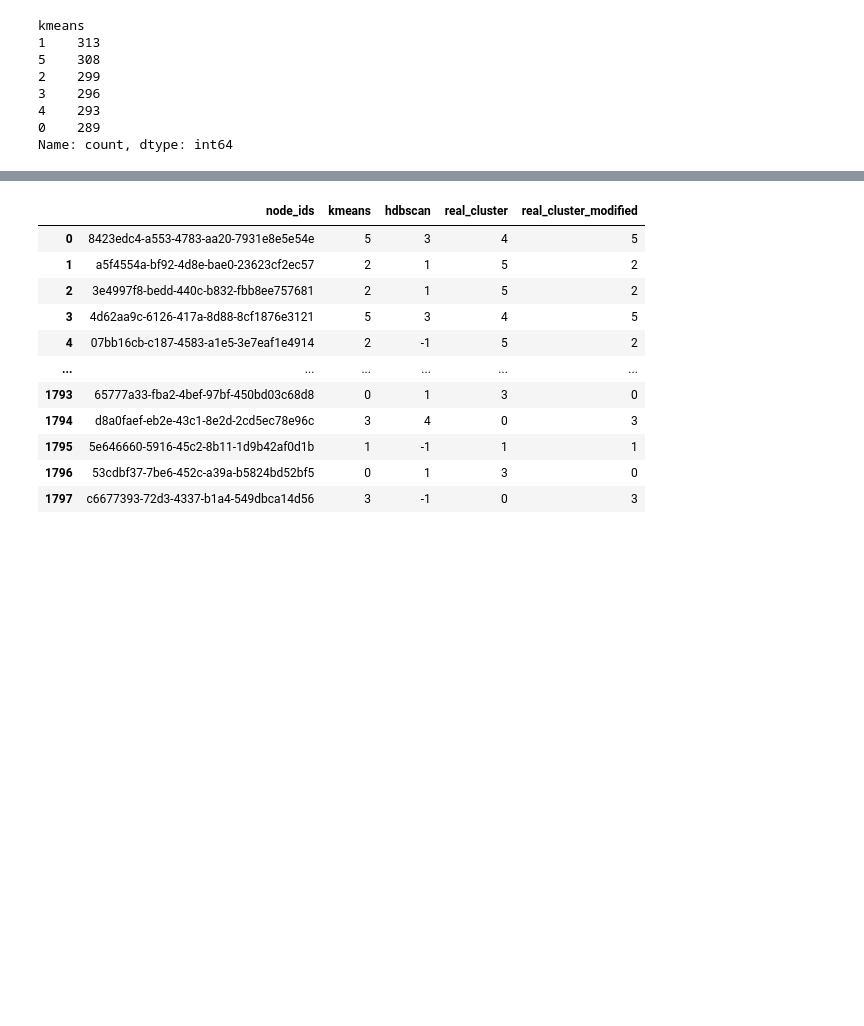
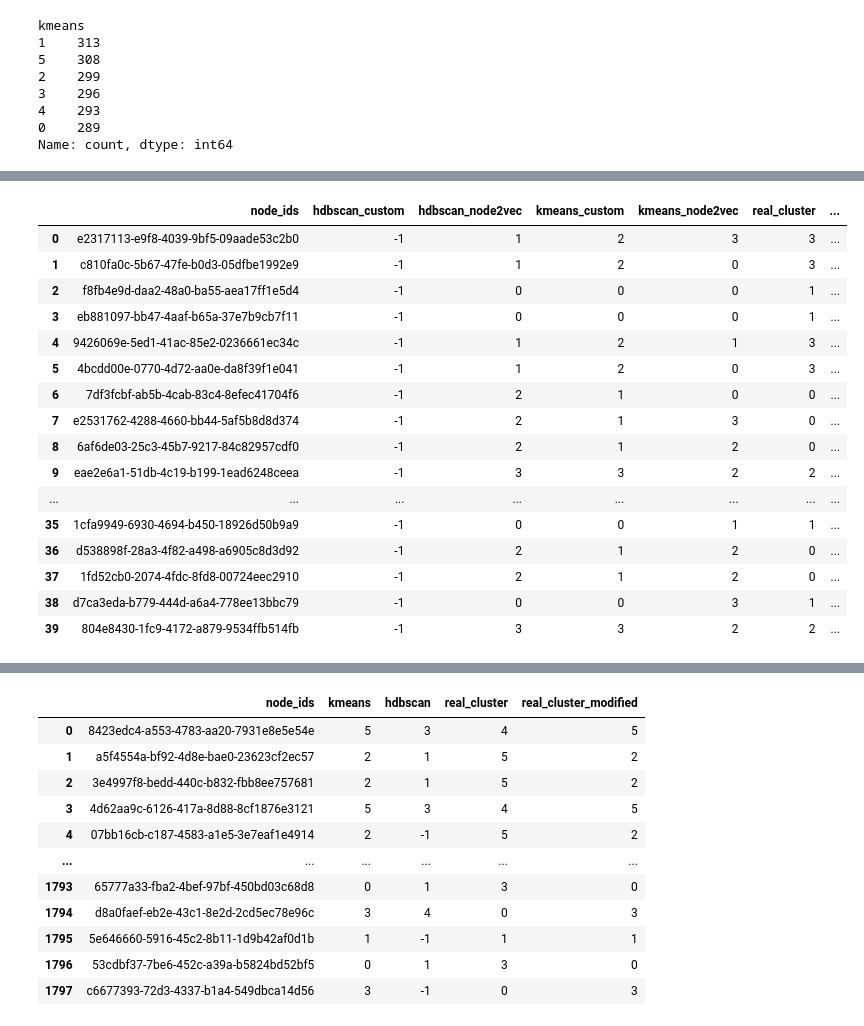
Before and after one commit to argelignacio/TRABAJO-PROFESIONAL-7599-, a Jupyter notebook: clustering/hdbscan/notebook_custom.ipynb, the cells around one changed output, grey strips where cells are left out. Drawn from its saved outputs; the diff is of its cells as text; code cells hidden in the pictures; blank space fills up the shorter version.

```diff
--- a/clustering/hdbscan/notebook_custom.ipynb
+++ b/clustering/hdbscan/notebook_custom.ipynb
@@ -135,0 +155,6 @@ mapping = nodes_labels.groupby("real_cluster").kmeans.mean().apply(lambda x: rou
+# %%
+mapping = dict()
+columns = ['hdbscan_custom', 'hdbscan_node2vec', 'kmeans_custom', 'kmeans_node2vec']
+tmp_mapping = nodes_labels.groupby(['real_cluster'])[columns]\
+    .agg(pd.Series.mode)
+index = nodes_labels.real_cluster.value_counts().index
@@ -136,3 +168,24 @@ mapping = nodes_labels.groupby("real_cluster").kmeans.mean().apply(lambda x: rou
+# %%
+nodes_labels["real_cluster_modified"] = nodes_labels.apply(lambda x: mapping.get(int(x.real_cluster)), axis=1)
+nodes_labels
+# %% [output]
+|  | node_ids | hdbscan_custom | hdbscan_node2vec | kmeans_custom | kmeans_node2vec | real_cluster | ... |
+| 0 | e2317113-e9f8-4039-9bf5-09aade53c2b0 | -1 | 1 | 2 | 3 | 3 | ... |
+| 1 | c810fa0c-5b67-47fe-b0d3-05dfbe1992e9 | -1 | 1 | 2 | 0 | 3 | ... |
+| 2 | f8fb4e9d-daa2-48a0-ba55-aea17ff1e5d4 | -1 | 0 | 0 | 0 | 1 | ... |
+| 3 | eb881097-bb47-4aaf-b65a-37e7b9cb7f11 | -1 | 0 | 0 | 0 | 1 | ... |
+| 4 | 9426069e-5ed1-41ac-85e2-0236661ec34c | -1 | 1 | 2 | 1 | 3 | ... |
+| 5 | 4bcdd00e-0770-4d72-aa0e-da8f39f1e041 | -1 | 1 | 2 | 0 | 3 | ... |
+| 6 | 7df3fcbf-ab5b-4cab-83c4-8efec41704f6 | -1 | 2 | 1 | 0 | 0 | ... |
+| 7 | e2531762-4288-4660-bb44-5af5b8d8d374 | -1 | 2 | 1 | 3 | 0 | ... |
+| 8 | 6af6de03-25c3-45b7-9217-84c82957cdf0 | -1 | 2 | 1 | 2 | 0 | ... |
+| 9 | eae2e6a1-51db-4c19-b199-1ead6248ceea | -1 | 3 | 3 | 2 | 2 | ... |
+| ... | ... | ... | ... | ... | ... | ... | ... |
+| 35 | 1cfa9949-6930-4694-b450-18926d50b9a9 | -1 | 0 | 0 | 1 | 1 | ... |
+| 36 | d538898f-28a3-4f82-a498-a6905c8d3d92 | -1 | 2 | 1 | 2 | 0 | ... |
+| 37 | 1fd52cb0-2074-4fdc-8fd8-00724eec2910 | -1 | 2 | 1 | 2 | 0 | ... |
+| 38 | d7ca3eda-b779-444d-a6a4-778ee13bbc79 | -1 | 0 | 0 | 3 | 1 | ... |
+| 39 | 804e8430-1fc9-4172-a879-9534ffb514fb | -1 | 3 | 3 | 2 | 2 | ... |
 # %%
 nodes_labels["real_cluster_modified"] = nodes_labels.apply(lambda x: mapping.get(x.real_cluster), axis=1)
 # %% [output]
```
Also changed, not shown: parts of 11 cells of this notebook, 5 other files.
